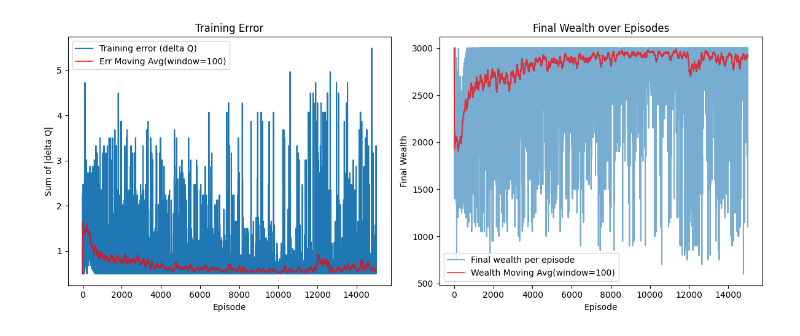
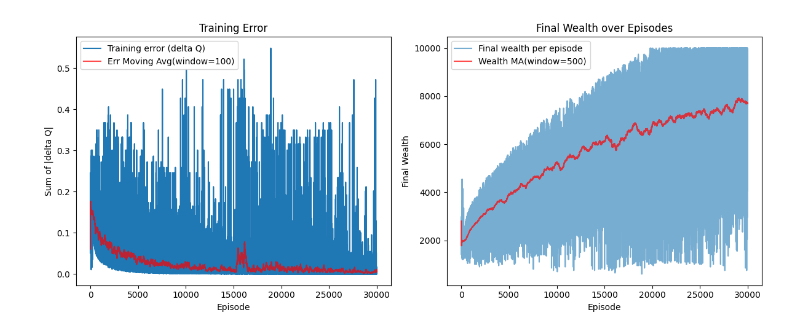
Before and after one commit to lucas8wong/MSBD6000M-Assignment1, a Jupyter notebook: MSBD6000M_Assignment1.ipynb, the cells around one changed output. Cells and saved outputs as stored; diff of their text form; code cells hidden in the pictures.

```diff
--- a/MSBD6000M_Assignment1.ipynb
+++ b/MSBD6000M_Assignment1.ipynb
@@ -33,7 +33,7 @@ class Environment:
             p (float): Probability of obtaining high return from risky asset.
             a_ret (float): High return of risky asset.
             b_ret (float): Low return of risky asset.
-            riskless_ret (float): Fixed return of riskless asset.
+            riskless_ret (float): Fixed return of risky asset.
             alpha (float): Parameter for the utility function.
             W_MAX (int): Maximum wealth.
             W_STEP (int): Discretization step for wealth.
@@ -81,7 +81,7 @@ class Environment:
 
     def utility(self, w):
         """
-        Calculate the negative exponential utility of wealth.
+        Calculate the exponential utility of wealth.
 
         Args:
             w (float): Wealth.
@@ -120,7 +120,7 @@ class Agent:
         decay_rate (float): Decay rate for epsilon.
     """
 
-    def __init__(self, env, alpha, gamma, epsilon_start, epsilon_end, decay_rate):
+    def __init__(self, env, alpha, gamma, epsilon_start, epsilon_end, decay_rate, INITIAL_WEALTH):
         """
         Initialize the agent with the given parameters.
 
@@ -138,6 +138,7 @@ class Agent:
         self.epsilon_start = epsilon_start  # Set the initial epsilon value
         self.epsilon_end = epsilon_end  # Set the final epsilon value
         self.decay_rate = decay_rate  # Set the decay rate for epsilon
+        self.INITIAL_WEALTH = INITIAL_WEALTH # Set the initial wealth
 
         # Initialize the Q-table
         self.max_act_count = max(len(self.env.action_candidates[w]) for w in self.env.all_wealth_levels)
@@ -160,6 +161,12 @@ class Agent:
                 idx_map = {x_val: i for i, x_val in enumerate(cand)}
                 action_index_map[t, w_idx] = idx_map  # Store the mapping in the action index map
         return action_index_map  # Return the action index map
+
+    def compute_epsilon(self, episode):
+        """
+        Compute the epsilon value for epsilon-greedy, decaying exponentially.
+        """
+        return self.epsilon_end + (self.epsilon_start - self.epsilon_end)*np.exp(-self.decay_rate*episode)
 
     def choose_action(self, t, w, eps):
         """
@@ -251,15 +258,14 @@ class Trainer:
         """
         for episode in range(self.num_episodes):  # Iterate over all episodes
             # Calculate the current epsilon value
-            epsilon = self.agent.epsilon_end + \
-                      (self.agent.epsilon_start - self.agent.epsilon_end) * np.exp(-self.agent.decay_rate * episode)
+            epsilon = self.agent.compute_epsilon(episode)
 
             # Copy the old Q-table to calculate the difference later
             Q_before = self.agent.Q.copy()
 
             # Initialize the initial state
             t = 0  # Set the initial time step to 0
-            w_current = INITIAL_WEALTH  # Set the initial wealth
+            w_current = self.agent.INITIAL_WEALTH  # Set the initial wealth
 
             while t < self.agent.env.T:  # Iterate over all time steps
                 # Choose an action using the epsilon-greedy policy
@@ -281,10 +287,19 @@ class Trainer:
             self.errors.append(diff_val)  # Append the error to the list
             self.final_wealths.append(w_current)  # Append the final wealth to the list
 
-            # Print the log every 100 episodes
+            # Print the log every 1000 episodes
             if (episode + 1) % 1000 == 0:
+                # Calculate average Q-diff over last 100 episodes
+                recent_qdiffs = self.errors[-100:] if len(self.errors)>=100 else self.errors
+                avg_qdiff_last100 = np.mean(recent_qdiffs)
+
+                # Calculate average final wealth over last 100 episodes
+                recent_wealth = self.final_wealths[-100:] if len(self.final_wealths)>=100 else self.final_wealths
+                avg_wealth_last100 = np.mean(recent_wealth)
+
                 print(f"Episode {episode+1}/{self.num_episodes} | eps={epsilon:.4f} "
-                      f"| Q-diff={diff_val:.4f} | FinalWealth={w_current}")
+                      f"| Avg Q-diff Last 100={avg_qdiff_last100:.4f} "
+                      f"| Avg Wealth Last 100={avg_wealth_last100:.2f}")
 
     def plot_results(self):
         """
@@ -299,27 +314,28 @@ class Trainer:
         if len(self.errors) > window_err:  # If there are enough errors to calculate the moving average
             # Calculate the moving average of the errors
             smoothed_err = [np.mean(self.errors[max(0, i - window_err + 1):i + 1]) for i in range(len(self.errors))]
-            plt.plot(smoothed_err, label=f"Err Moving Avg(window={window_err})", color="red", alpha=0.7)  # Plot the moving average
-        plt.xlabel("Episode")  # Set the x-axis label
-        plt.ylabel("Sum of |delta Q|")  # Set the y-axis label
-        plt.title("Training Error")  # Set the title
-        plt.legend()  # Add a legend
+            plt.plot(smoothed_err, label=f"Err Moving Avg(window={window_err})", color="red", alpha=0.7)
+        plt.xlabel("Episode")
+        plt.ylabel("Sum of |delta Q|")
+        plt.title("Training Error")
+        plt.legend()
 
         # Plot the final wealth
-        plt.subplot(1, 2, 2)  # Create a subplot for the final wealth
-        plt.plot(self.final_wealths, label="Final wealth per episode", alpha=0.6)  # Plot the final wealths
-        window_w = 100  # Set the window size for moving average
-        if len(self.final_wealths) > window_w:  # If there are enough final wealths to calculate the moving average
-            # Calculate the moving average of the final wealths
+        plt.subplot(1, 2, 2)
+        plt.plot(self.final_wealths, label="Final wealth per episode", alpha=0.6)
+        window_w = 500
+        if len(self.final_wealths) > window_w:
             smoothed = [np.mean(self.final_wealths[max(0, i - window_w + 1):i + 1]) for i in range(len(self.final_wealths))]
-            plt.plot(smoothed, label=f"Wealth Moving Avg(window={window_w})", color="red", alpha=0.7)  # Plot the moving average
-        plt.xlabel("Episode")  # Set the x-axis label
-        plt.ylabel("Final Wealth")  # Set the y-axis label
-        plt.title("Final Wealth over Episodes")  # Set the title
-        plt.legend()  # Add a legend
+            plt.plot(smoothed, label=f"Wealth MA(window={window_w})", color="red", alpha=0.7)
 
-        plt.tight_layout()  # Adjust the layout to prevent overlap
-        plt.show()  # Show the plot
+        plt.xlabel("Episode")
+        plt.ylabel("Final Wealth")
+        plt.title("Final Wealth over Episodes")
+        plt.legend()
+
+        plt.tight_layout()
+        plt.show()
+
 
 # =========== Code below remains the same, but we add new code for multiple scenarios ===========
 if __name__ == "__main__":
@@ -333,17 +349,17 @@ if __name__ == "__main__":
     T = 10  # Total number of stages
     alpha_utility = 0.001  # Parameter for the utility function
     INITIAL_WEALTH = 1000  # Initial wealth
-    W_MAX = 3000  # Maximum wealth
+    W_MAX = 10000  # Maximum wealth
     W_STEP = 50   # Discretization step for wealth
     ACTION_STEP = 50  # Discretization step for actions
 
-    num_episodes = 15000    # Number of training episodes
-    alpha = 0.01           # Learning rate
-    gamma = 1.0            # Discount factor
+    num_episodes = 30000    # Number of training episodes
+    alpha = 0.001           # Learning rate
+    gamma = 1.0             # Discount factor
 
-    epsilon_start = 0.2    # Initial epsilon value
-    epsilon_end = 0.01     # Final epsilon value
-    decay_rate = 0.005     # Decay rate for epsilon
+    epsilon_start = 0.2     # Initial epsilon value
+    epsilon_end = 0.0001    # Final epsilon value
+    decay_rate = 0.005      # Decay rate for epsilon
 
     # NEW: Define several scenarios for p, a_ret, b_ret, and riskless_ret
     scenarios = [
@@ -405,7 +421,8 @@ if __name__ == "__main__":
             gamma=gamma,
             epsilon_start=epsilon_start,
             epsilon_end=epsilon_end,
-            decay_rate=decay_rate
+            decay_rate=decay_rate,
+            INITIAL_WEALTH=INITIAL_WEALTH
         )
 
         # Initialize trainer
@@ -493,2 +510,2 @@ Episode 15000/15000 | eps=0.0100 | Q-diff=0.5703 | FinalWealth=3000
 Plotting results for Scenario 4...
-[figure, old version]
+[figure, new version]
```
Also changed, not shown: parts of 1 cell of this notebook, 1 other file.
